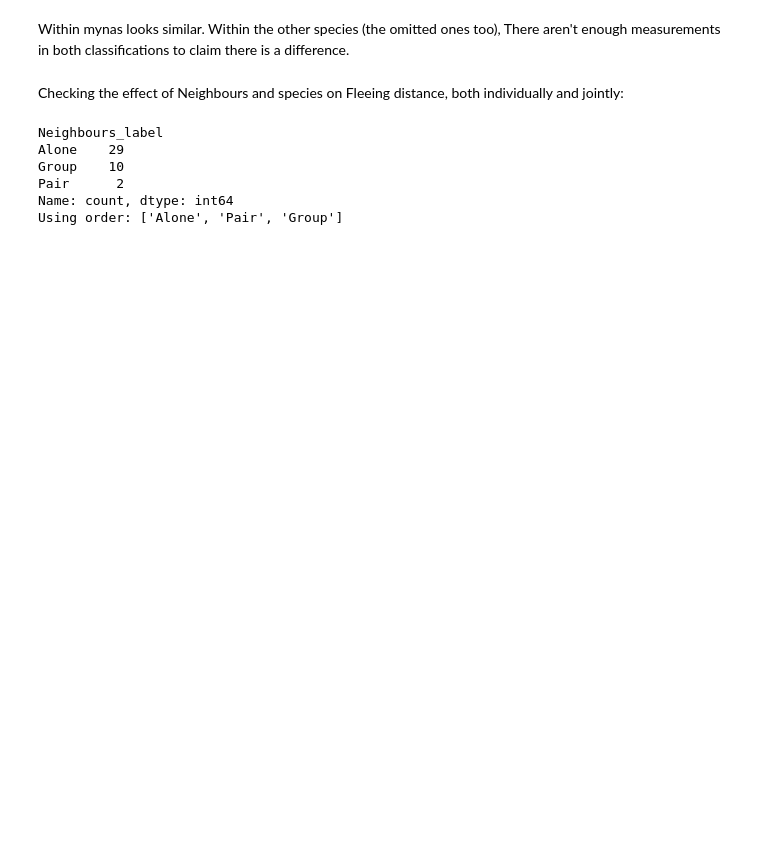
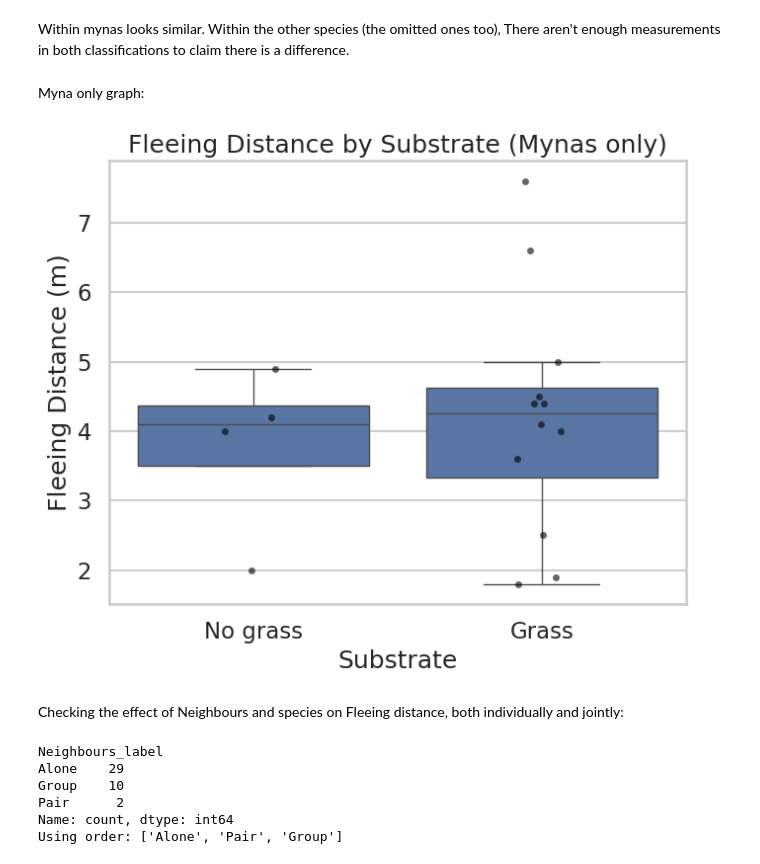
Before and after one commit to NickBonnTAU/Study-Lab, a Jupyter notebook: FID.ipynb, the cells around one changed output. Saved outputs shown, nothing was run; the diff lists cells and outputs as text; code cells hidden in the pictures; blank space fills up the shorter version.

Commit message:
One more graph

```diff
--- a/FID.ipynb
+++ b/FID.ipynb
@@ -945,5 +945,45 @@ plt.show()
 # %% [markdown]
 Within mynas looks similar. Within the other species (the omitted ones too), There aren't enough measurements in both classifications to claim there is a difference.
+# %% [markdown]
+Myna only graph:
+# %%
+Mynas = ( # Would get Mynas since they are the most common species
+    df_plot["Species"]
+    .value_counts()
+    .head(1)
+    .index
+    .tolist()
+)
+df_mynas = df_plot[df_plot["Species"].isin(Mynas)].copy()
+
+plt.figure(figsize=(7, 6))
+
+sns.boxplot(
+    data=df_mynas,
+    x="Grass_label",
+    y="FID",
+    order=order,
+    showfliers=False
+)
+
+# Overlay raw points
+sns.stripplot(
+    data=df_mynas,
+    x="Grass_label",
+    y="FID",
+    order=order,
+    color="black",
+    alpha=0.6,
+    jitter=True
+)
+
+plt.xlabel("Substrate")
+plt.ylabel("Fleeing Distance (m)")
+plt.title("Fleeing Distance by Substrate (Mynas only)")
+plt.tight_layout()
+plt.show()
+# %% [output]
+[figure, added]
 # %% [markdown]
 Checking the effect of Neighbours and species on Fleeing distance, both individually and jointly:
 # %%
```
Also changed, not shown: parts of 32 cells of this notebook, 1 other file.
